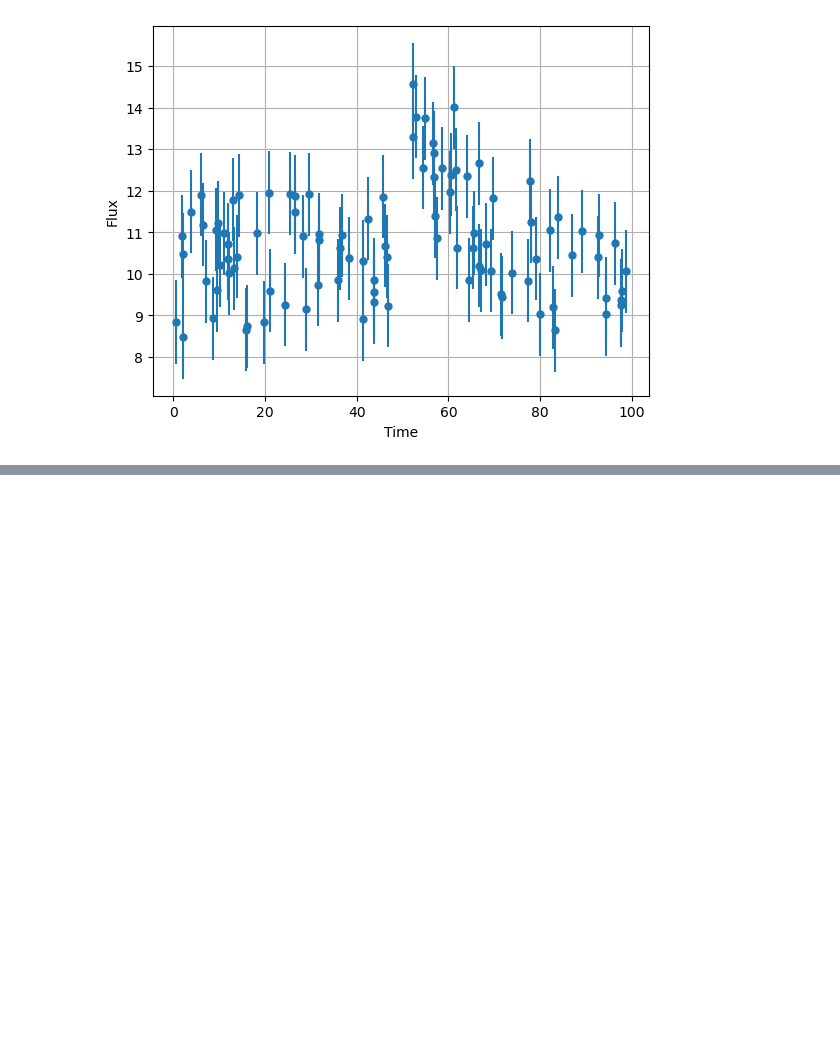
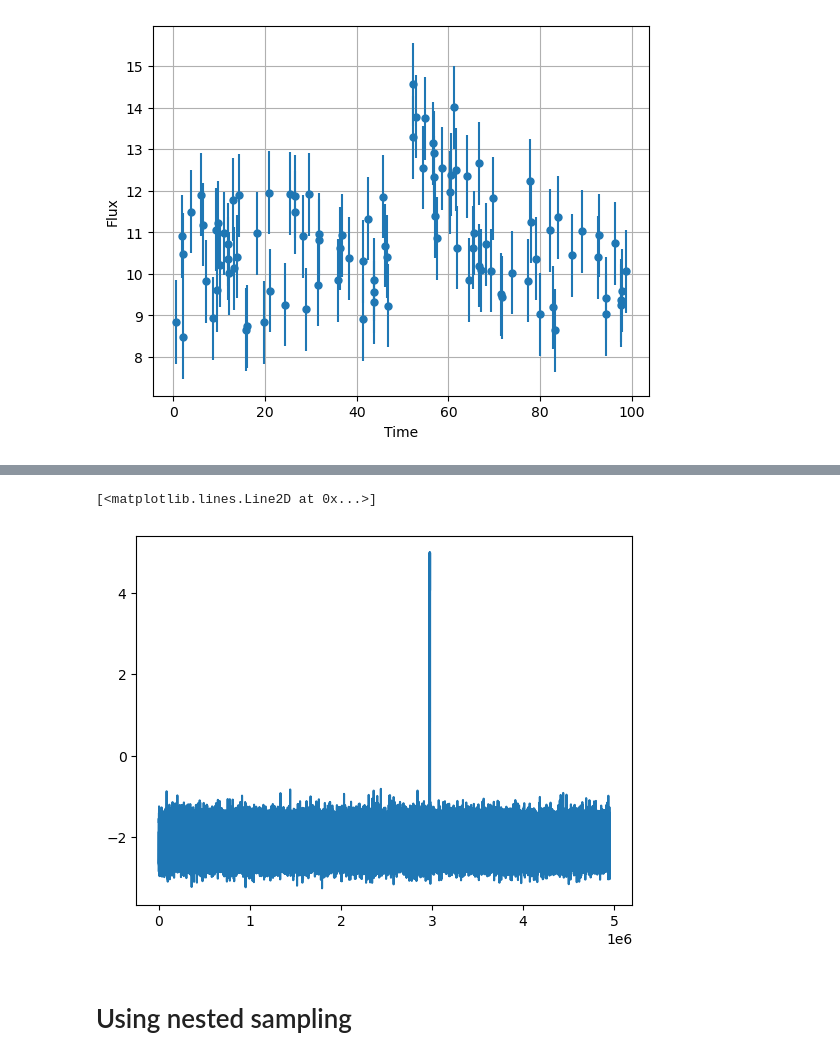
Before and after one commit to JacopoPerri/astrostatistics_bicocca_2026, a Jupyter notebook: working/transients.ipynb, the cells around one changed output, grey strips where cells are left out. Saved outputs shown, nothing was run; the diff lists cells and outputs as text; code cells hidden in the pictures; blank space fills up the shorter version.

```diff
--- a/working/transients.ipynb
+++ b/working/transients.ipynb
@@ -112,0 +134,7 @@ plt.legend()
+# %%
+plt.plot(logalph_trace, label='logalpha')
+# %% [output]
+[<matplotlib.lines.Line2D at 0x...>]
+[figure, added]
+# %% [markdown]
+# Using nested sampling
```
Also changed, not shown: parts of 6 cells of this notebook.
